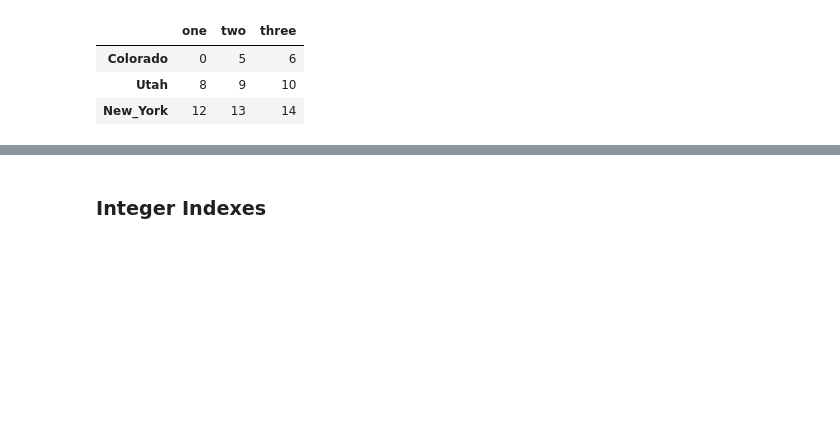
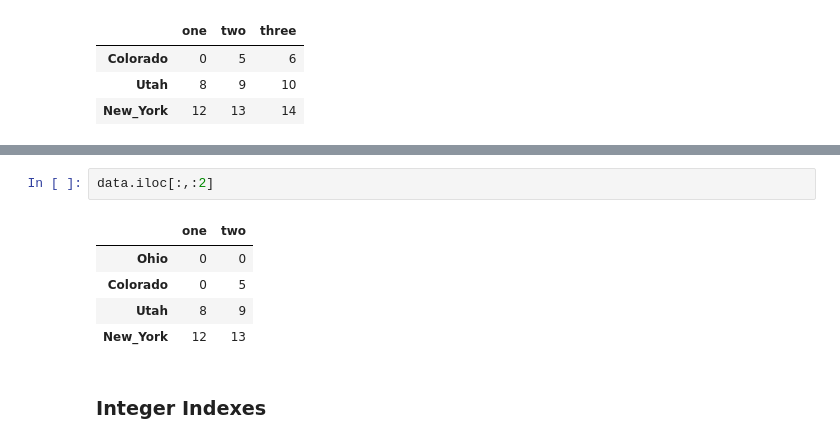
Before and after one commit to SinanCavusoglu/My-Notes, a Jupyter notebook: Data Analysis/Pandas/Python For Data Analysis Book/5.2 Essential Functionality.ipynb, the cells around one changed output, grey strips where cells are left out. Cells and saved outputs as stored; diff of their text form; blank space fills up the shorter version.

```diff
--- a/Data Analysis/Pandas/Python For Data Analysis Book/5.2 Essential Functionality.ipynb
+++ b/Data Analysis/Pandas/Python For Data Analysis Book/5.2 Essential Functionality.ipynb
@@ -360,3 +374,11 @@ data.iloc[:,:3][data["three"] > 5]
+# %%
+data.iloc[:,:2]
+# %% [output]
+|  | one | two |
+| Ohio | 0 | 0 |
+| Colorado | 0 | 5 |
+| Utah | 8 | 9 |
+| New_York | 12 | 13 |
 # %% [markdown]
 ### Integer Indexes
 # %%
```
Also changed, not shown: parts of 18 cells of this notebook, 14 other files.
